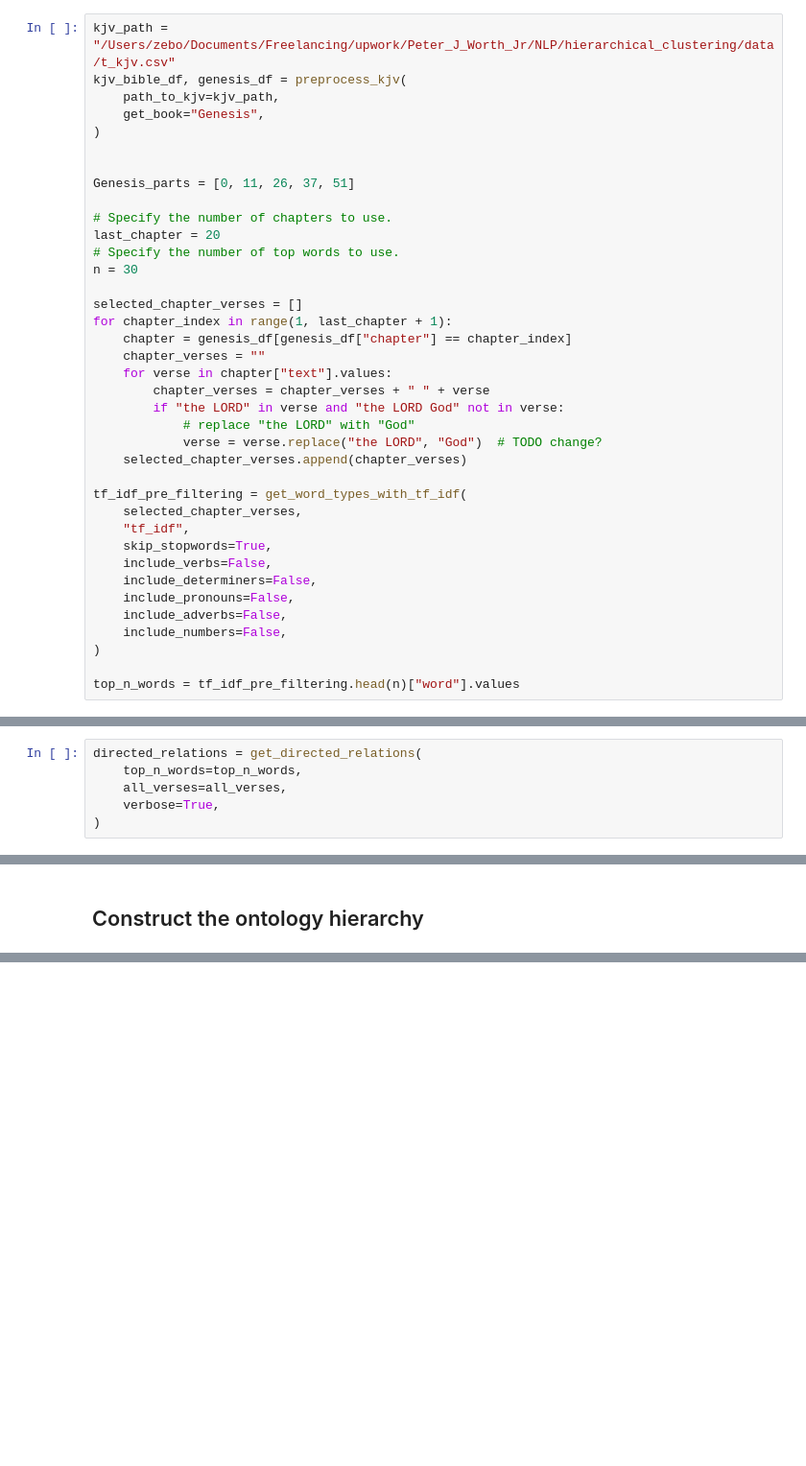
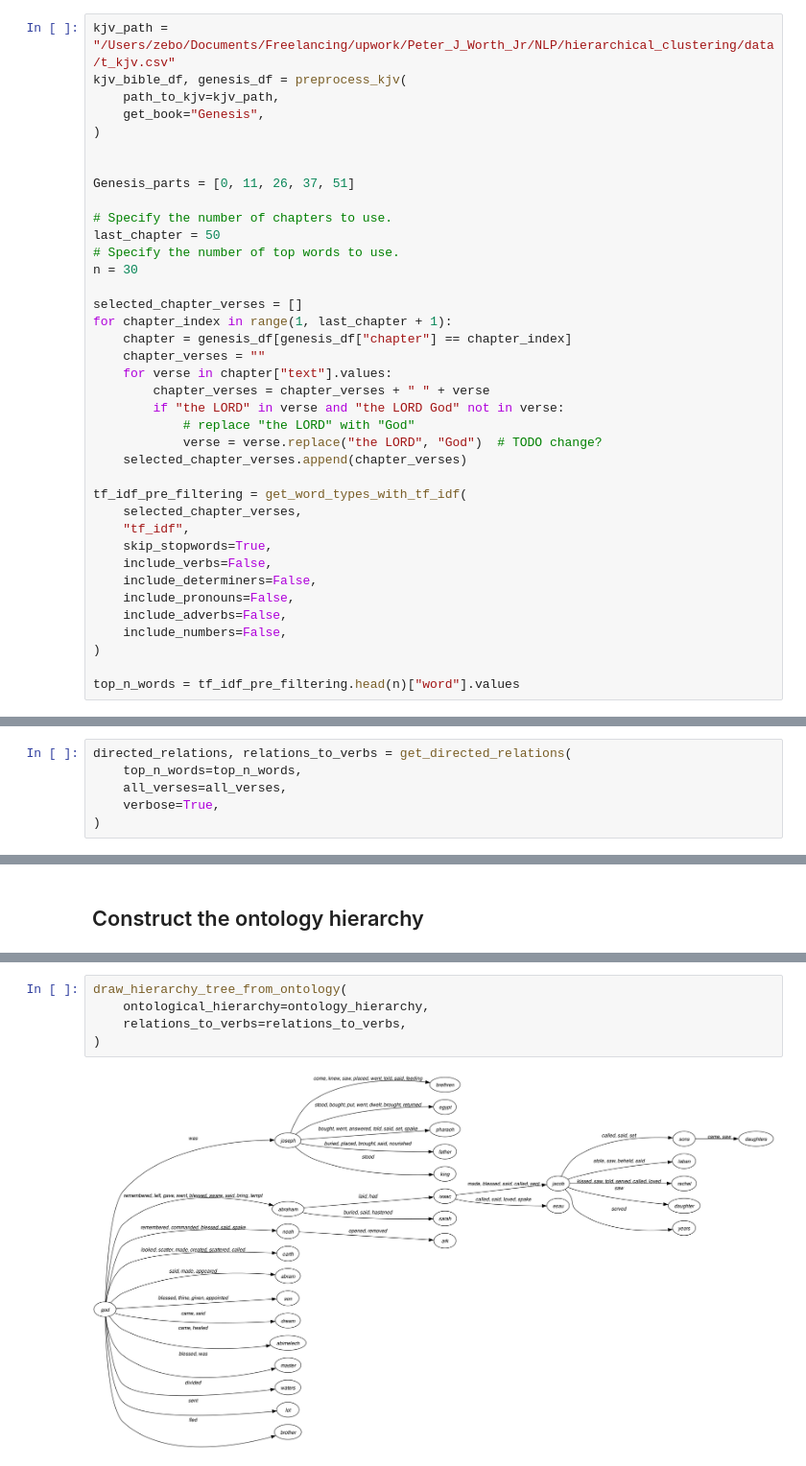
Before and after one commit to zhutchens/hierarchical_clustering, a Jupyter notebook: ontology_hierarchy/genesis_ontology.ipynb, the cells around one changed output, grey strips where cells are left out. Shown at 96% size. Cells and saved outputs as stored; diff of their text form; blank space fills up the shorter version.

Commit message:
Topic modeling, verb edges, visualization
- Implemented verb extraction
- Added better visualisation which incorporates verbs as edges
- Integrated topic modeling into the algorithm
- Produced results

```diff
--- a/ontology_hierarchy/genesis_ontology.ipynb
+++ b/ontology_hierarchy/genesis_ontology.ipynb
@@ -26,7 +27,7 @@ kjv_bible_df, genesis_df = preprocess_kjv(
 Genesis_parts = [0, 11, 26, 37, 51]
 
 # Specify the number of chapters to use.
-last_chapter = 20
+last_chapter = 50
 # Specify the number of top words to use.
 n = 30
 
@@ -79,7 +80,7 @@ spacy.displacy.render(doc_1, style="dep", jupyter=True)
 # %% [output]
 [interactive output not drawn]
 # %%
-directed_relations = get_directed_relations(
+directed_relations, relations_to_verbs = get_directed_relations(
     top_n_words=top_n_words,
     all_verses=all_verses,
     verbose=True,
@@ -176,0 +199,7 @@ enoch
+# %%
+draw_hierarchy_tree_from_ontology(
+    ontological_hierarchy=ontology_hierarchy,
+    relations_to_verbs=relations_to_verbs,
+)
+# %% [output]
+[figure, added]
```
Also changed, not shown: parts of 5 cells of this notebook, 8 other files.
